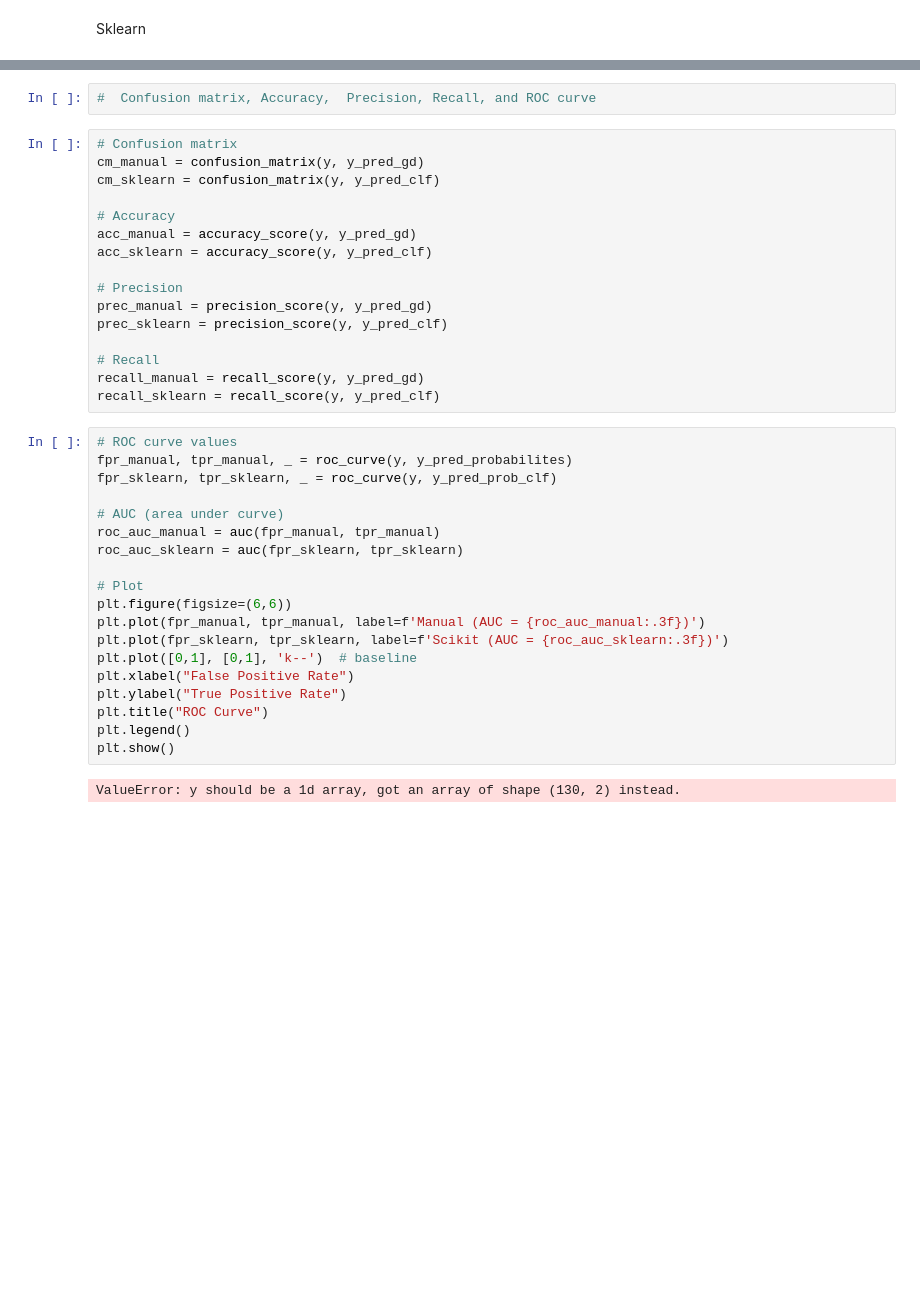
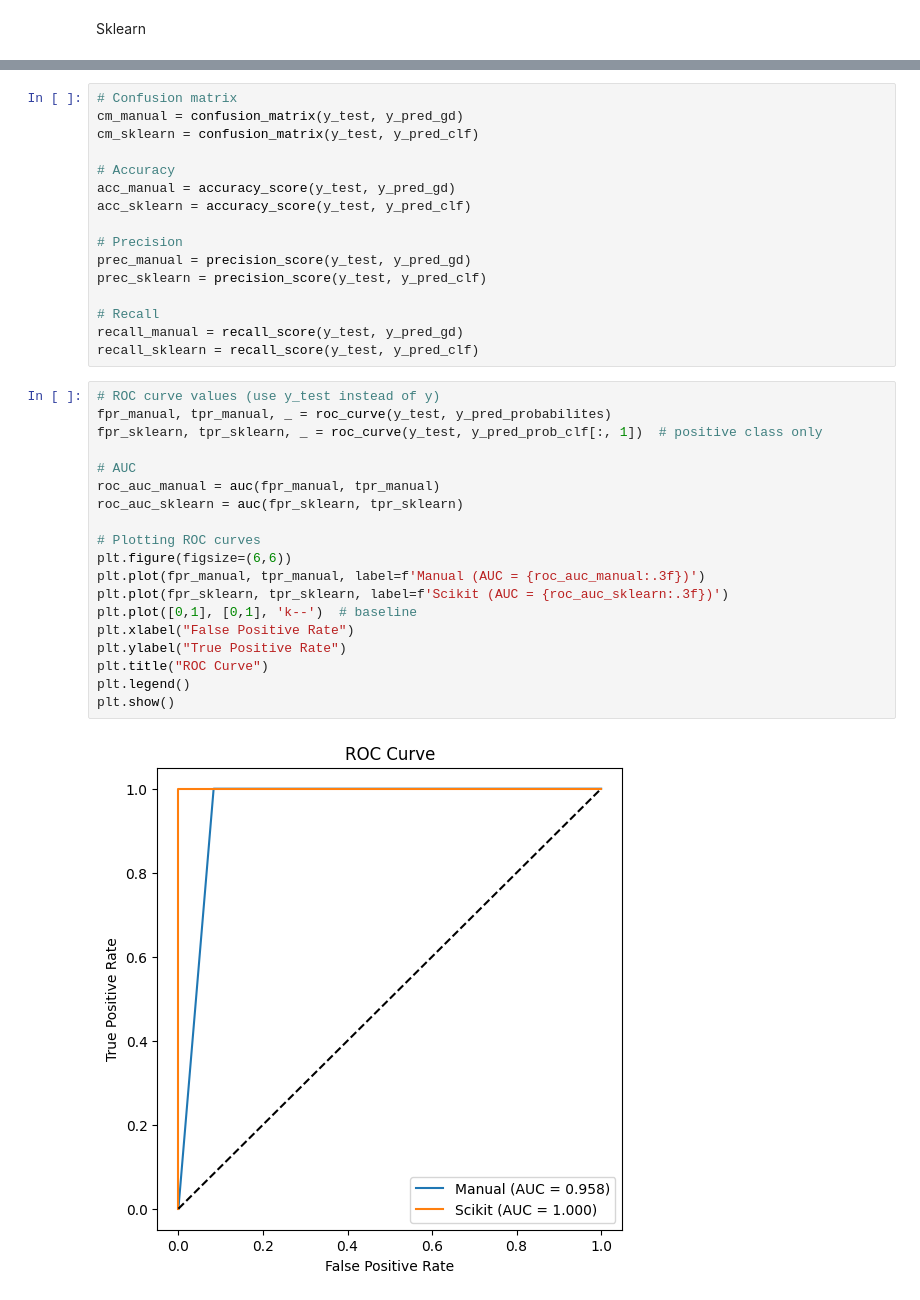
Before and after one commit to abbey-lasater/cs-6470, a Jupyter notebook: homework_2/logistic_regression.ipynb, the cells around one changed output, grey strips where cells are left out. Cells and saved outputs as stored; diff of their text form; blank space fills up the shorter version.

```diff
--- a/homework_2/logistic_regression.ipynb
+++ b/homework_2/logistic_regression.ipynb
@@ -244,42 +241,40 @@ Analyzing and Comparing Performance
-# %%
-#  Confusion matrix, Accuracy,  Precision, Recall, and ROC curve
 # %%
 # Confusion matrix
-cm_manual = confusion_matrix(y, y_pred_gd)
-cm_sklearn = confusion_matrix(y, y_pred_clf)
+cm_manual = confusion_matrix(y_test, y_pred_gd)
+cm_sklearn = confusion_matrix(y_test, y_pred_clf)
 
 # Accuracy
-acc_manual = accuracy_score(y, y_pred_gd)
-acc_sklearn = accuracy_score(y, y_pred_clf)
+acc_manual = accuracy_score(y_test, y_pred_gd)
+acc_sklearn = accuracy_score(y_test, y_pred_clf)
 
 # Precision
-prec_manual = precision_score(y, y_pred_gd)
-prec_sklearn = precision_score(y, y_pred_clf)
+prec_manual = precision_score(y_test, y_pred_gd)
+prec_sklearn = precision_score(y_test, y_pred_clf)
 
 # Recall
-recall_manual = recall_score(y, y_pred_gd)
-recall_sklearn = recall_score(y, y_pred_clf)
+recall_manual = recall_score(y_test, y_pred_gd)
+recall_sklearn = recall_score(y_test, y_pred_clf)
 # %%
-# ROC curve values
-fpr_manual, tpr_manual, _ = roc_curve(y, y_pred_probabilites)
-fpr_sklearn, tpr_sklearn, _ = roc_curve(y, y_pred_prob_clf)
+# ROC curve values (use y_test instead of y)
+fpr_manual, tpr_manual, _ = roc_curve(y_test, y_pred_probabilites)
+fpr_sklearn, tpr_sklearn, _ = roc_curve(y_test, y_pred_prob_clf[:, 1])  # positive class only
 
-# AUC (area under curve)
+# AUC
 roc_auc_manual = auc(fpr_manual, tpr_manual)
 roc_auc_sklearn = auc(fpr_sklearn, tpr_sklearn)
 
-# Plot
+# Plotting ROC curves
 plt.figure(figsize=(6,6))
 plt.plot(fpr_manual, tpr_manual, label=f'Manual (AUC = {roc_auc_manual:.3f})')
 plt.plot(fpr_sklearn, tpr_sklearn, label=f'Scikit (AUC = {roc_auc_sklearn:.3f})')
 plt.plot([0,1], [0,1], 'k--')  # baseline
 plt.xlabel("False Positive Rate")
 plt.ylabel("True Positive Rate")
 plt.title("ROC Curve")
 plt.legend()
 plt.show()
 # %% [output]
-ValueError: y should be a 1d array, got an array of shape (130, 2) instead.
+[figure, added]
 # %%
 print("Manual Logistic Regression")
 print("Confusion Matrix:\n", cm_manual)
```
Also changed, not shown: parts of 10 cells of this notebook.
